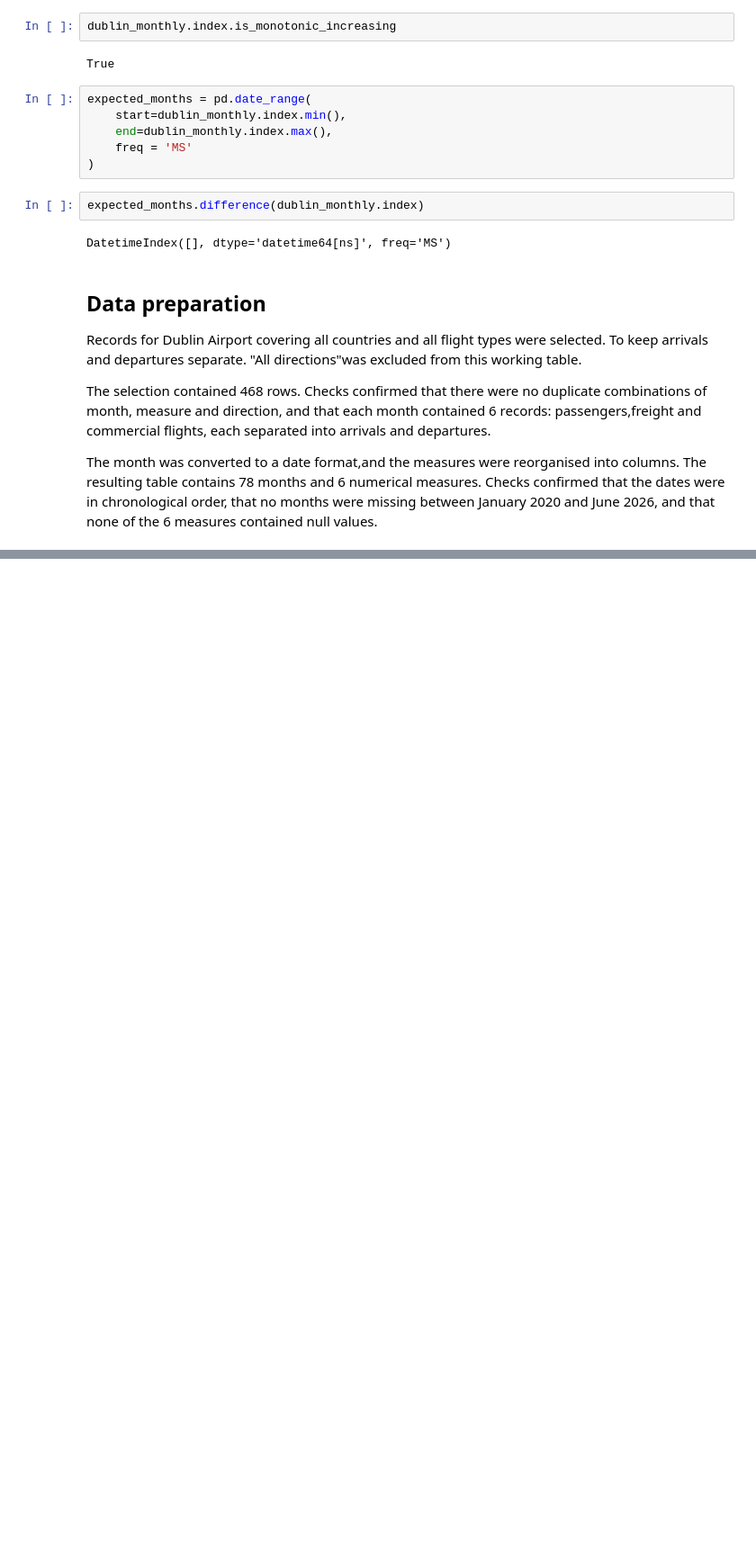
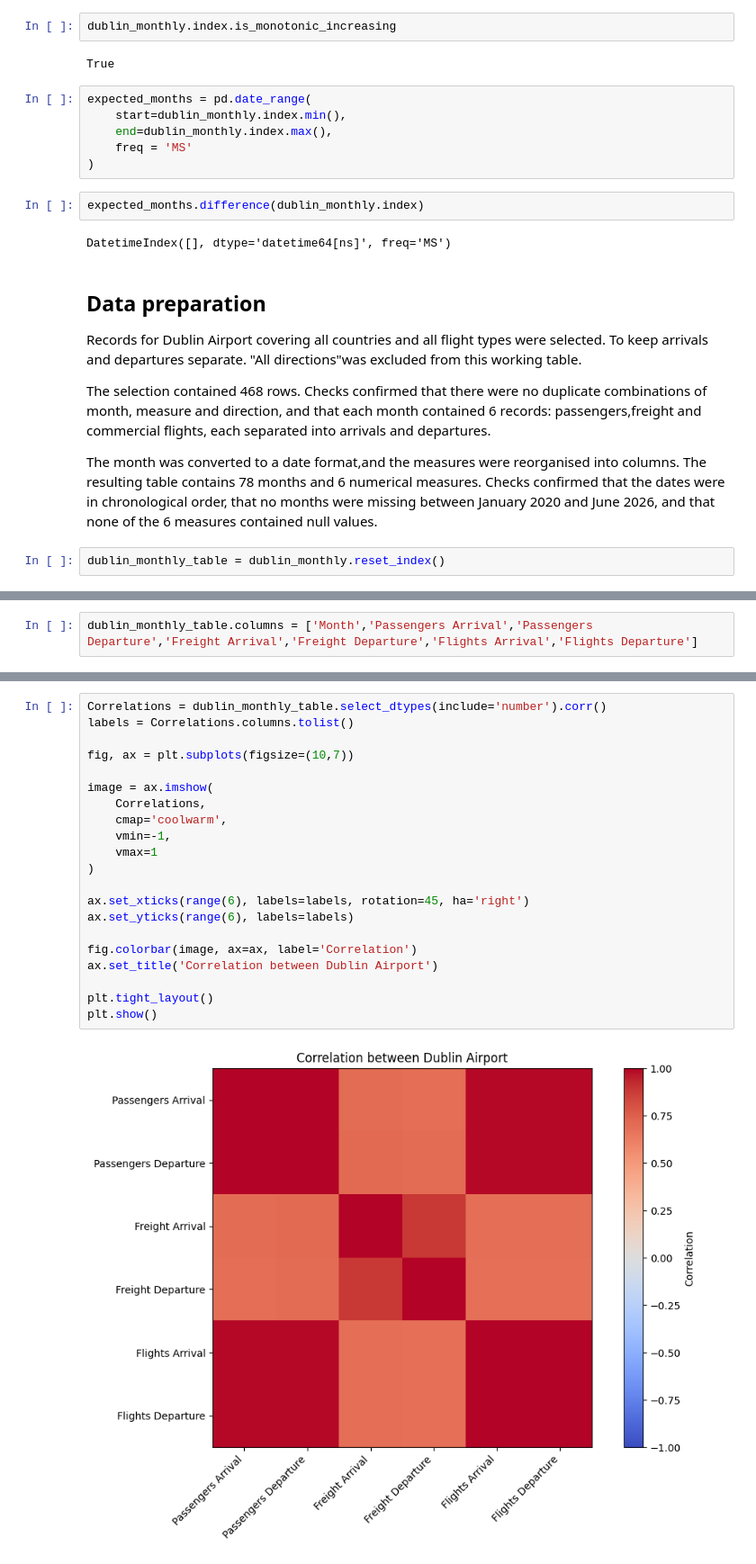
Before and after one commit to Ricardocotaa/CA1-Machine-Learning-2-Ricardo-Cota, a Jupyter notebook: CA1 MachineLearning-RicardoCota.ipynb, the cells around one changed output, grey strips where cells are left out. Shown at 90% size. Saved outputs shown, nothing was run; the diff lists cells and outputs as text; blank space fills up the shorter version.

Commit message:
Exploring monthly measure and correlation

```diff
--- a/CA1 MachineLearning-RicardoCota.ipynb
+++ b/CA1 MachineLearning-RicardoCota.ipynb
@@ -231,3 +231,5 @@ Records for Dublin Airport covering all countries and all flight types were sele
 The selection contained 468 rows. Checks confirmed that there were no duplicate combinations of month, measure and direction, and that each month contained 6 records: passengers,freight and commercial flights, each separated into arrivals and departures.
 
 The month was converted to a date format,and the measures were reorganised into columns. The resulting table contains 78 months and 6 numerical measures. Checks confirmed that the dates were in chronological order, that no months were missing between January 2020 and June 2026, and that none of the 6 measures contained null values.
+# %%
+dublin_monthly_table = dublin_monthly.reset_index()
@@ -233,0 +250,2 @@ The month was converted to a date format,and the measures were reorganised into
+# %%
+dublin_monthly_table.columns = ['Month','Passengers Arrival','Passengers Departure','Freight Arrival','Freight Departure','Flights Arrival','Flights Departure']
@@ -233,0 +300,23 @@ The month was converted to a date format,and the measures were reorganised into
+# %%
+Correlations = dublin_monthly_table.select_dtypes(include='number').corr()
+labels = Correlations.columns.tolist()
+
+fig, ax = plt.subplots(figsize=(10,7))
+
+image = ax.imshow(
+    Correlations,
+    cmap='coolwarm',
+    vmin=-1,
+    vmax=1
+)
+
+ax.set_xticks(range(6), labels=labels, rotation=45, ha='right')
+ax.set_yticks(range(6), labels=labels)
+
+fig.colorbar(image, ax=ax, label='Correlation')
+ax.set_title('Correlation between Dublin Airport')
+
+plt.tight_layout()
+plt.show()
+# %% [output]
+[figure, added]
```
Also changed, not shown: parts of 7 cells of this notebook.
